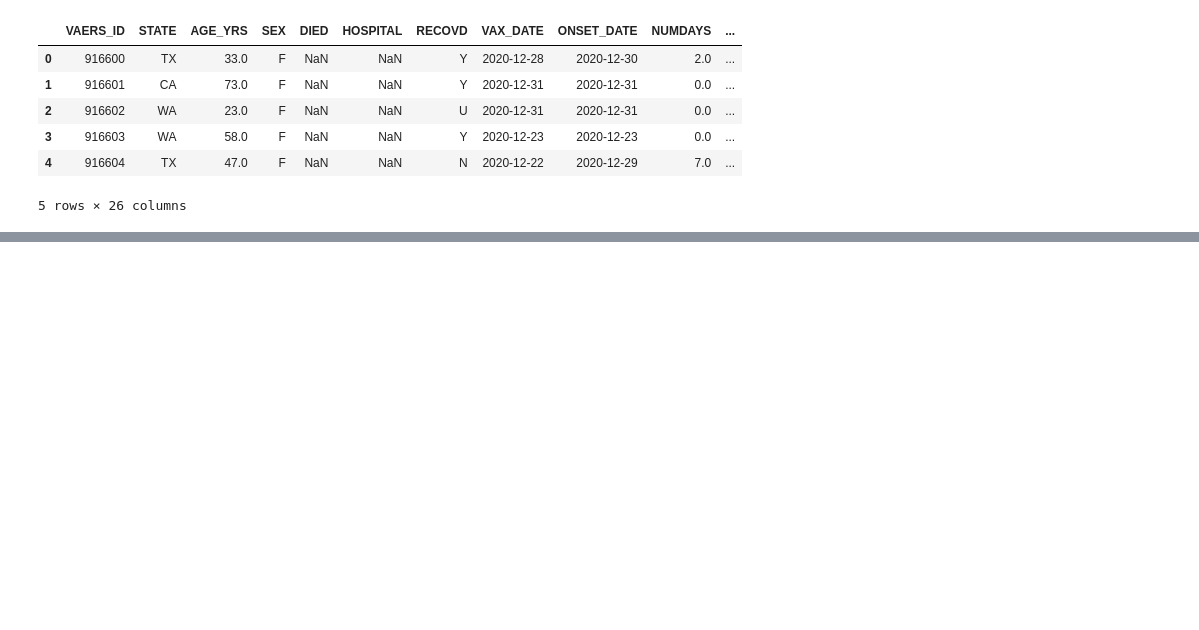
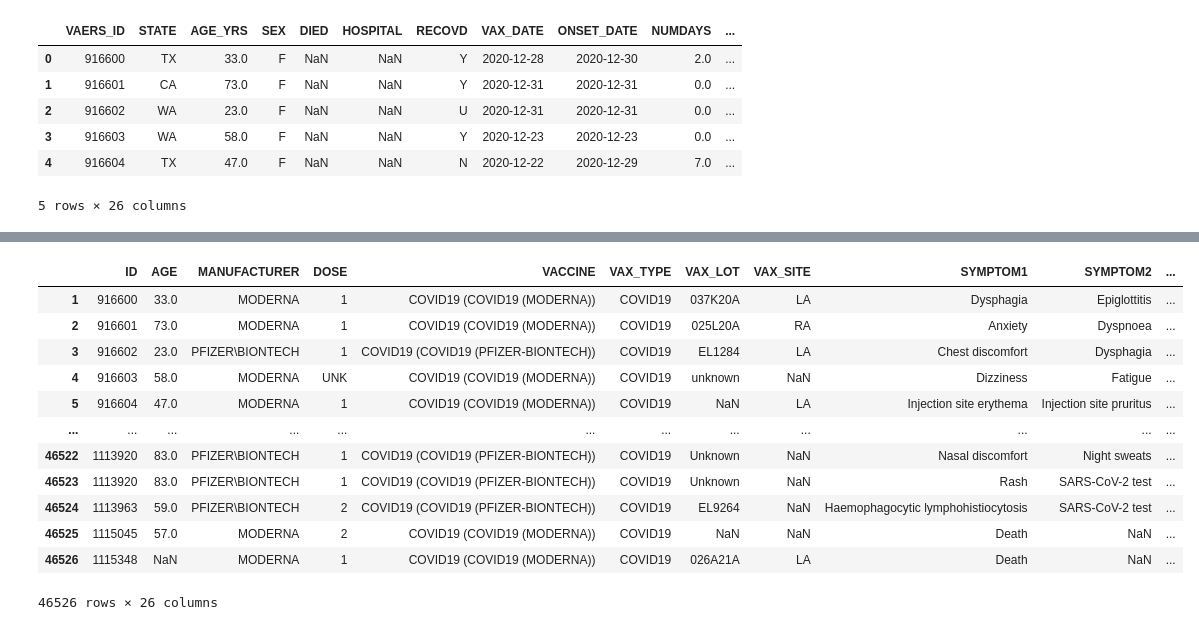
Before and after one commit to Komal77rao/Project--COVID-19, a Jupyter notebook: Cleaning_data.ipynb, the cells around one changed output, grey strips where cells are left out. Drawn from its saved outputs; the diff is of its cells as text; code cells hidden in the pictures; blank space fills up the shorter version.

```diff
--- a/Cleaning_data.ipynb
+++ b/Cleaning_data.ipynb
@@ -389,0 +418,7 @@ final_df.head()
+# %%
+# Reaaranging columns
+
+cols = ['ID','AGE', 'MANUFACTURER', 'DOSE','VACCINE','VAX_TYPE', 'VAX_LOT', 'VAX_SITE','SYMPTOM1', 'SYMPTOM2', 'SYMPTOM3','STATE', 'SEX', 'DIED', 'HOSPITAL', 'RECOVD', 'VAX_DATE', 'ONSET_DATE','NUMDAYS', 'V_ADMINBY', 'OTHER_MEDS', 'CUR_ILL', 'HISTORY', 'FORM_VERS','TODAYS_DATE', 'ALLERGIES']
+
+
+final_df = final_df[cols]
@@ -390 +435,19 @@ final_df.head()
+# %%
+final_df.index = final_df.index+1
+# %%
+final_df
+# %% [output]
+|  | ID | AGE | MANUFACTURER | DOSE | VACCINE | VAX_TYPE | VAX_LOT | VAX_SITE | SYMPTOM1 | SYMPTOM2 | ... |
+| 1 | 916600 | 33.0 | MODERNA | 1 | COVID19 (COVID19 (MODERNA)) | COVID19 | 037K20A | LA | Dysphagia | Epiglottitis | ... |
+| 2 | 916601 | 73.0 | MODERNA | 1 | COVID19 (COVID19 (MODERNA)) | COVID19 | 025L20A | RA | Anxiety | Dyspnoea | ... |
+| 3 | 916602 | 23.0 | PFIZER\BIONTECH | 1 | COVID19 (COVID19 (PFIZER-BIONTECH)) | COVID19 | EL1284 | LA | Chest discomfort | Dysphagia | ... |
+| 4 | 916603 | 58.0 | MODERNA | UNK | COVID19 (COVID19 (MODERNA)) | COVID19 | unknown | NaN | Dizziness | Fatigue | ... |
+| 5 | 916604 | 47.0 | MODERNA | 1 | COVID19 (COVID19 (MODERNA)) | COVID19 | NaN | LA | Injection site erythema | Injection site pruritus | ... |
+| ... | ... | ... | ... | ... | ... | ... | ... | ... | ... | ... | ... |
+| 46522 | 1113920 | 83.0 | PFIZER\BIONTECH | 1 | COVID19 (COVID19 (PFIZER-BIONTECH)) | COVID19 | Unknown | NaN | Nasal discomfort | Night sweats | ... |
+| 46523 | 1113920 | 83.0 | PFIZER\BIONTECH | 1 | COVID19 (COVID19 (PFIZER-BIONTECH)) | COVID19 | Unknown | NaN | Rash | SARS-CoV-2 test | ... |
+| 46524 | 1113963 | 59.0 | PFIZER\BIONTECH | 2 | COVID19 (COVID19 (PFIZER-BIONTECH)) | COVID19 | EL9264 | NaN | Haemophagocytic lymphohistiocytosis | SARS-CoV-2 test | ... |
+| 46525 | 1115045 | 57.0 | MODERNA | 2 | COVID19 (COVID19 (MODERNA)) | COVID19 | NaN | NaN | Death | NaN | ... |
+| 46526 | 1115348 | NaN | MODERNA | 1 | COVID19 (COVID19 (MODERNA)) | COVID19 | 026A21A | LA | Death | NaN | ... |
+46526 rows × 26 columns
 # %%
```
Also changed, not shown: parts of 15 cells of this notebook, 1 other file.
